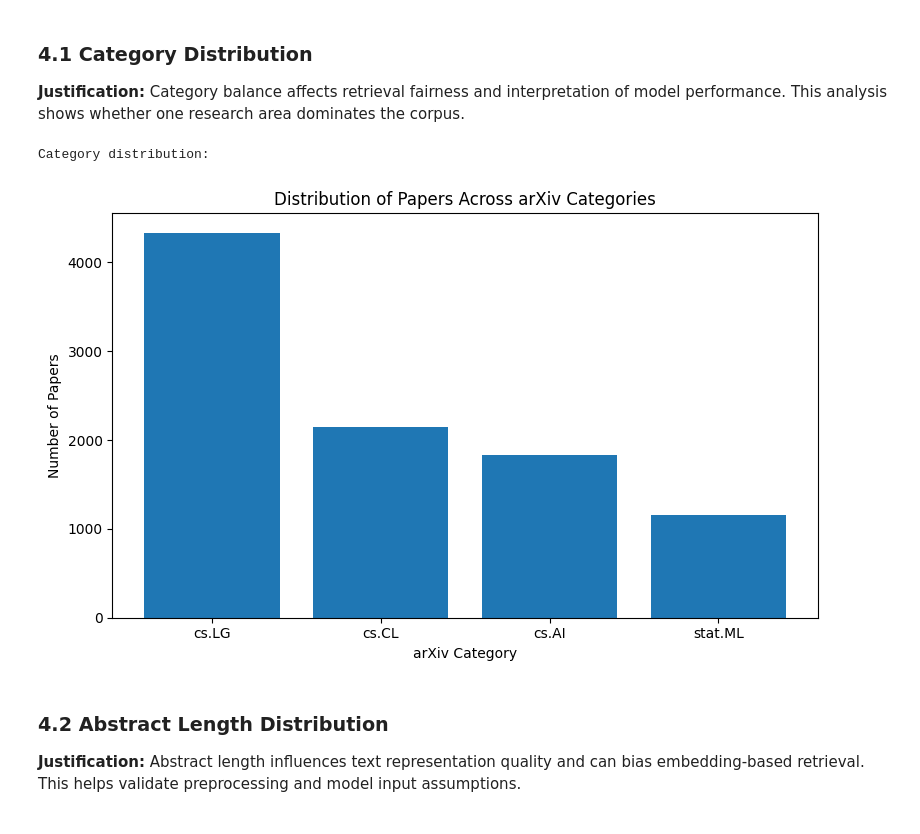
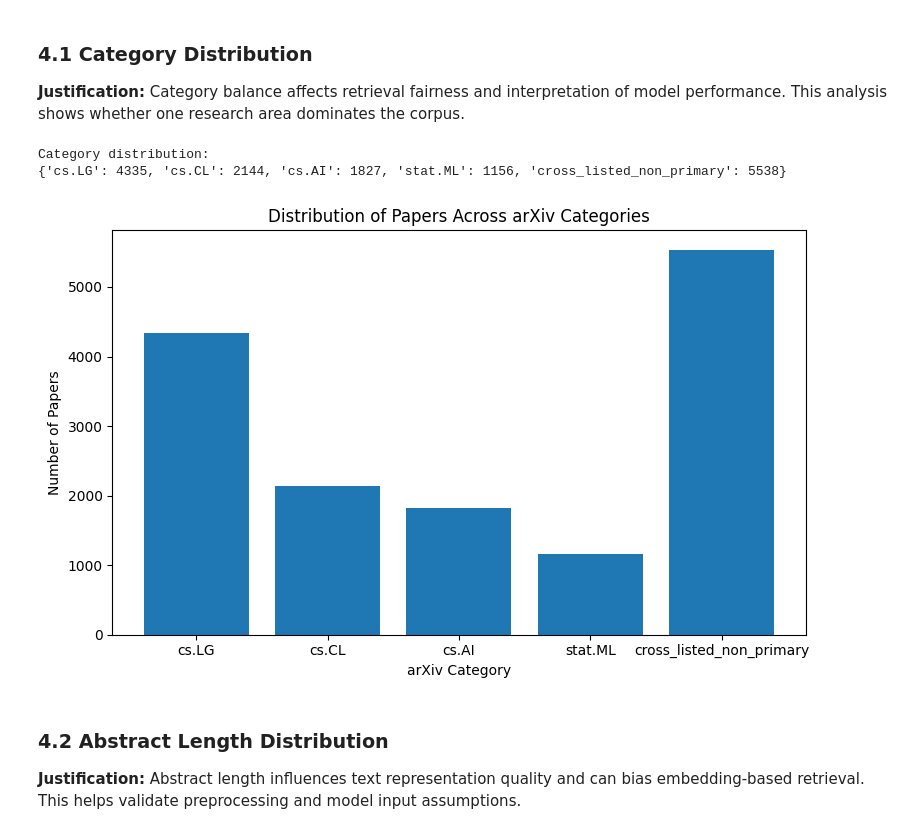
Before and after one commit to corbancode/academic-paper-recommendation, a Jupyter notebook: academic-paper-recommendation.ipynb, the cells around one changed output. Cells and saved outputs as stored; diff of their text form; code cells hidden in the pictures.

```diff
--- a/academic-paper-recommendation.ipynb
+++ b/academic-paper-recommendation.ipynb
@@ -58,6 +58,9 @@ DATASET_METADATA_PATH = os.path.join(DATA_DIR, "dataset_metadata.json")
 QUERIES_PATH = os.path.join(DATA_DIR, "queries.jsonl")
 QRELS_PATH = os.path.join(DATA_DIR, "qrels.jsonl")
 
+TARGET_PRIMARY_CATEGORIES = {"cs.LG", "cs.CL", "cs.AI", "stat.ML"}
+OTHER_CATEGORY_LABEL = "cross_listed_non_primary"
+
 SBERT_MODEL_NAME = "all-MiniLM-L6-v2"
 TOP_K_VALUES = [5, 10, 20]
 RANDOM_SEED = 70
@@ -341,21 +348,24 @@ Data loaded successfully.
 # %%
 categories = [p["primary_category"] for p in papers]
 
 # Category distribution
 print("Category distribution:")
 category_counts = dataset_metadata.get("category_counts", {})
+category_counts[OTHER_CATEGORY_LABEL] = dataset_metadata.get("corpus_size") - sum(category_counts.values())
+print(category_counts)
 plt.figure(figsize=(8, 5))
 plt.bar(category_counts.keys(), category_counts.values())
 plt.xlabel("arXiv Category")
 plt.ylabel("Number of Papers")
 plt.title("Distribution of Papers Across arXiv Categories")
 plt.tight_layout()
 plt.savefig(os.path.join(FIGURES_DIR, "category_distribution.png"), dpi=300)
 plt.show()
 plt.close()
 # %% [output]
 Category distribution:
+{'cs.LG': 4335, 'cs.CL': 2144, 'cs.AI': 1827, 'stat.ML': 1156, 'cross_listed_non_primary': 5538}
-[figure, old version]
+[figure, new version]
 # %% [markdown]
 ### 4.2 Abstract Length Distribution
 
```
Also changed, not shown: parts of 15 cells of this notebook, 15 other files.
